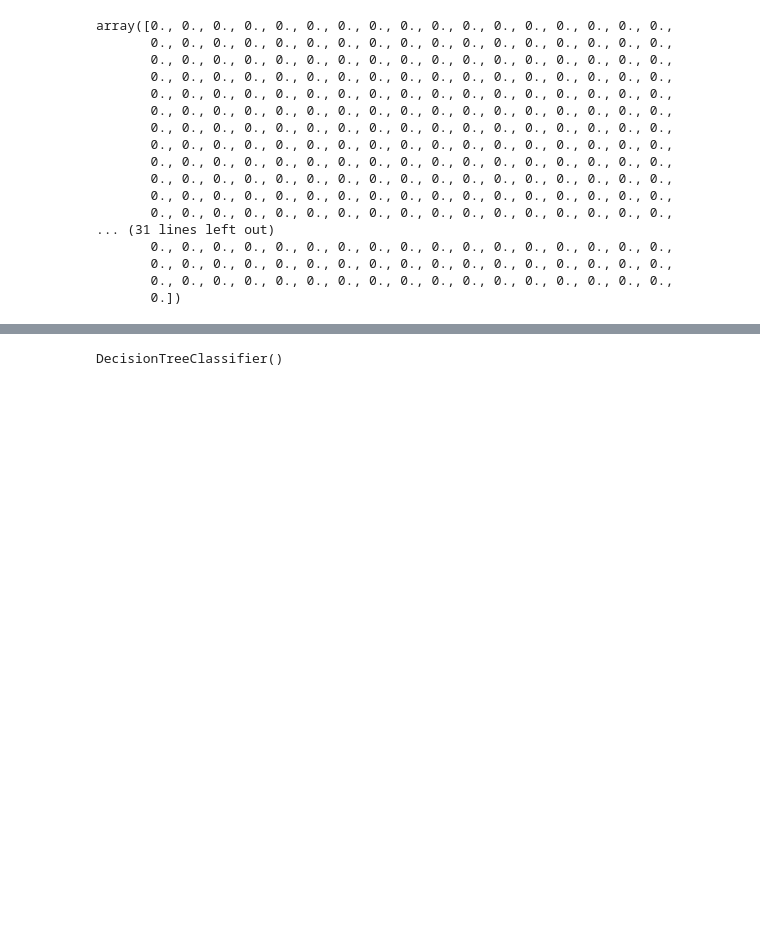
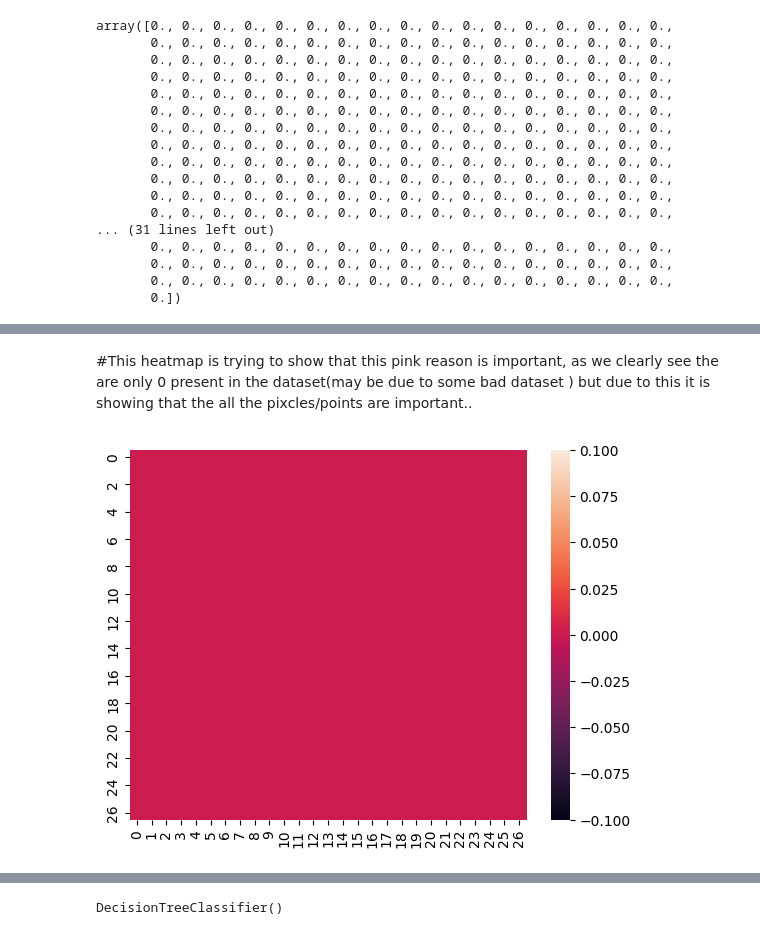
Before and after one commit to rocket0l4/ML-files, a Jupyter notebook: Feature_importance.ipynb, the cells around one changed output, grey strips where cells are left out. Cells and saved outputs as stored; diff of their text form; code cells hidden in the pictures; blank space fills up the shorter version.

```diff
--- a/Feature_importance.ipynb
+++ b/Feature_importance.ipynb
@@ -70,0 +82,11 @@ array([0., 0., 0., 0., 0., 0., 0., 0., 0., 0., 0., 0., 0., 0., 0., 0., 0.,
+# %%
+dim = int(np.sqrt(rf.feature_importances_.shape[0]))
+# %%
+reshaped_importances = rf.feature_importances_[:dim*dim].reshape(dim,dim)
+# %% [markdown]
+#This heatmap is trying to show that this pink reason is important, as we clearly see the are only 0 present in the dataset(may be due to some bad dataset ) but due to this it is showing that the all the pixcles/points are important..
+# %%
+sns.heatmap(reshaped_importances)
+plt.show()
+# %% [output]
+[figure, added]
```
Also changed, not shown: parts of 12 cells of this notebook.
